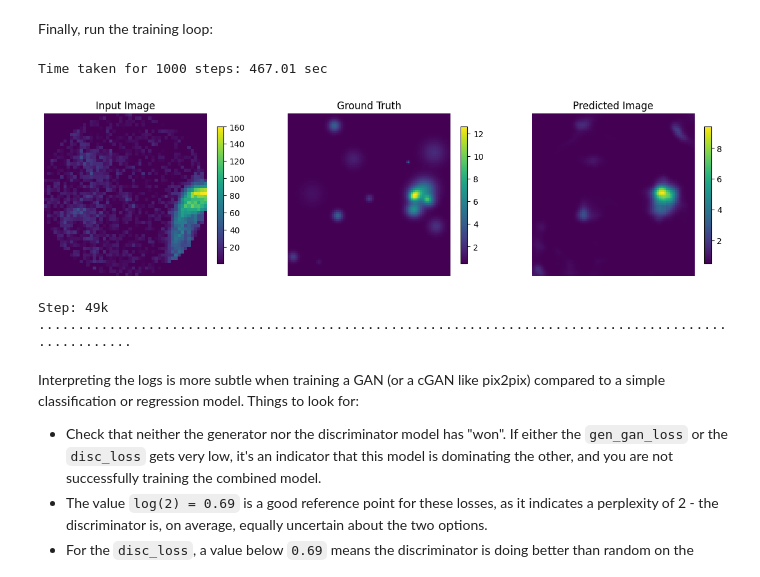
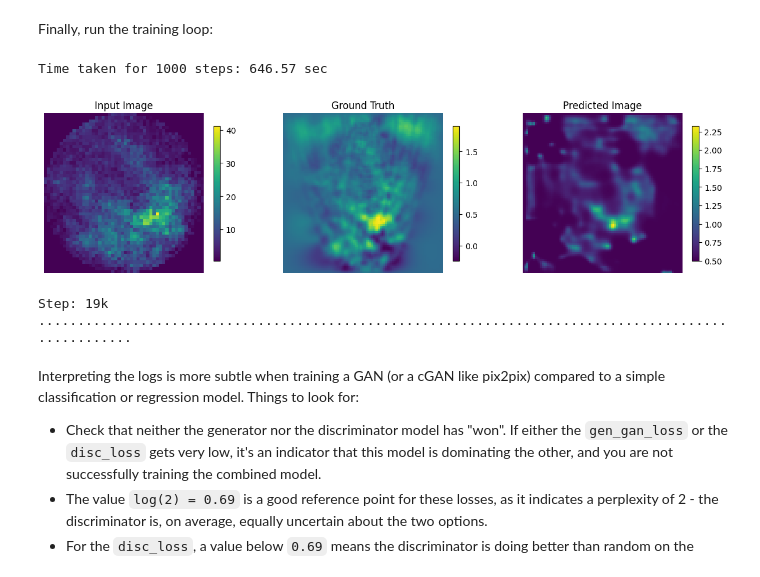
Before and after one commit to makimitsu/test-open, a Jupyter notebook: Soft X-ray/Machine_Learning/code/data2data_everything.ipynb, the cells around one changed output. Drawn from its saved outputs; the diff is of its cells as text; code cells hidden in the pictures.

```diff
--- a/Soft X-ray/Machine_Learning/code/data2data_everything.ipynb
+++ b/Soft X-ray/Machine_Learning/code/data2data_everything.ipynb
@@ -74,7 +74,7 @@ Download the CMP Facade Database data (30MB). Additional datasets are available
 dataset_name = "output_images"  #最初の学習はoutput_images1でやったけど、色々統一させるためにoutput_imagesを今は使っている。データは違うけど作り方は一緒
 date = '240621'
 
-datasettype = 0 # 0: phantom, 1: real shot
+datasettype = 1 # 0: phantom, 1: real shot
 PATH_phantom = pathlib.Path('/Users/shohgookazaki/Documents/GitHub/test-open/Soft X-ray/Machine_Learning/' + dataset_name)
 PATH_shot = pathlib.Path('/Users/shohgookazaki/Library/CloudStorage/GoogleDrive-shohgo-okazaki@g.ecc.u-tokyo.ac.jp/My Drive/OnoLab/data')
 
@@ -540,8 +540,8 @@ To learn more about the architecture and the hyperparameters you can refer to th
 # %% [markdown]
 ## Define the optimizers and a checkpoint-saver
 # %%
-generator_optimizer = tf.keras.optimizers.Adam(5e-5, beta_1=0.5) #3e-5
-discriminator_optimizer = tf.keras.optimizers.Adam(15e-6, beta_1=0.5) #8e-6
+generator_optimizer = tf.keras.optimizers.Adam(3e-5, beta_1=0.5) #3e-5
+discriminator_optimizer = tf.keras.optimizers.Adam(8e-6, beta_1=0.5) #8e-6
 # %%
 checkpoint_dir = './training_checkpoints'
 checkpoint_prefix = os.path.join(checkpoint_dir, "ckpt")
@@ -580,6 +580,6 @@ def generate_images(model, test_input, tar):
 # %% [markdown]
 Test the function:
 # %%
-for example_input, example_target in test_dataset.take(1):
+for example_input, example_target in train_dataset.take(1):
   generate_images(generator, example_input, example_target)
 # %% [output]
@@ -687,11 +688,11 @@ You can view the [results of a previous run](https://tensorboard.dev/experiment/
 # %% [markdown]
 Finally, run the training loop:
 # %%
-fit(train_dataset, test_dataset, steps=50000)
+fit(train_dataset, test_dataset, steps=20000)
 # %% [output]
-Time taken for 1000 steps: 467.01 sec
+Time taken for 1000 steps: 646.57 sec
-[figure, old version]
+[figure, new version]
-Step: 49k
+Step: 19k
 ....................................................................................................
 # %% [markdown]
 Interpreting the logs is more subtle when training a GAN (or a cGAN like pix2pix) compared to a simple classification or regression model. Things to look for:
```
Also changed, not shown: parts of 8 cells of this notebook, 52 other files.
